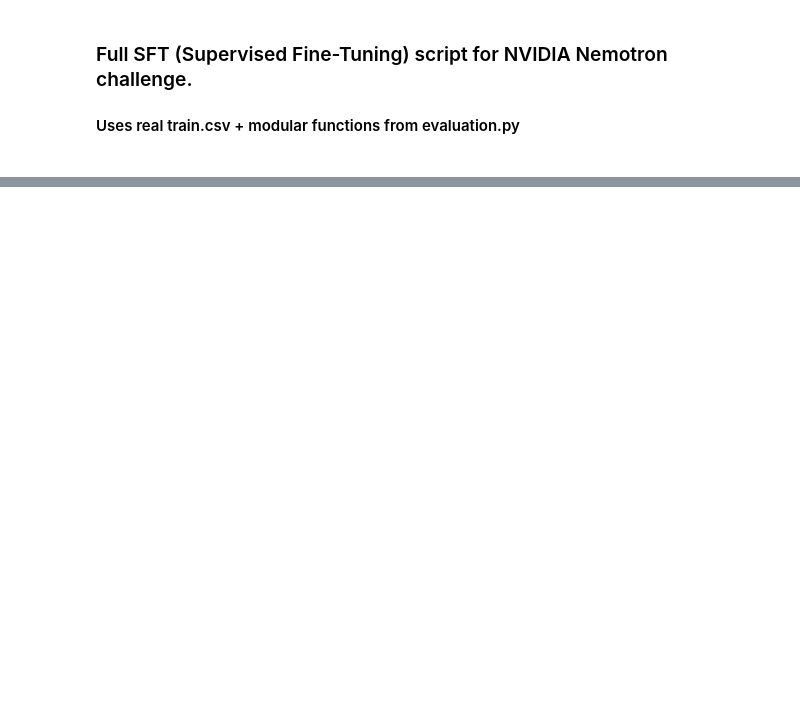
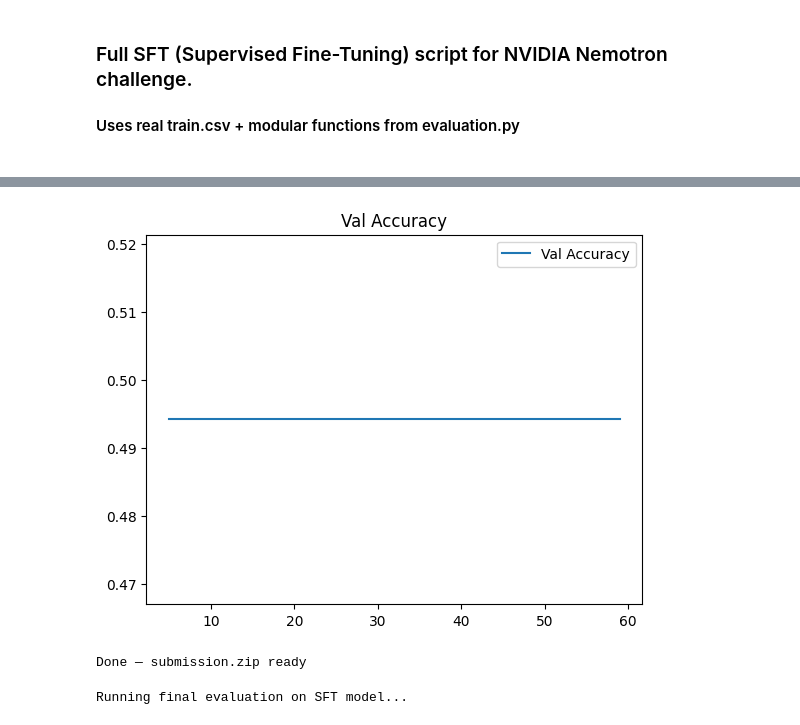
Before and after one commit to johnsonhk88/kaggle-NVIDIA-Nemotron-Model-Reasoning-Challenge, a Jupyter notebook: src/nvidia-nemotron-model-fine-tuning.ipynb, the cells around one changed output, grey strips where cells are left out. Drawn from its saved outputs; the diff is of its cells as text; code cells hidden in the pictures; blank space fills up the shorter version.

```diff
--- a/src/nvidia-nemotron-model-fine-tuning.ipynb
+++ b/src/nvidia-nemotron-model-fine-tuning.ipynb
@@ -608,0 +919,16 @@ pred
+# %%
+trainloss = trainHistoryDF[~trainHistoryDF["eval_accuracy"].isnull()]
+plt.plot(trainloss["eval_accuracy"], label="Val Accuracy")
+plt.title("Val Accuracy")
+plt.legend()
+plt.show()
+# %% [output]
+[figure, added]
+# %%
+# Zip for SFT only
+import shutil
+shutil.make_archive("/kaggle/working/submission", "zip", SFT_ADAPTER)
+
+print("Done — submission.zip ready")
+# %% [output]
+Done — submission.zip ready
@@ -608,0 +939,19 @@ pred
+# %%
+# === Final Evaluation ===
+print("Running final evaluation on SFT model...")
+
+
+
+if RUN_FINIAL_EVAL:
+    del model
+    del tokenizer
+    model, tokenizer = load_model(BASE_MODEL_PATH, SFT_ADAPTER)
+    evaluate_model(
+        model,
+        tokenizer,
+        val_size=10
+    )
+
+mlflow.end_run()
+# %% [output]
+Running final evaluation on SFT model...
```
Also changed, not shown: parts of 73 cells of this notebook.
